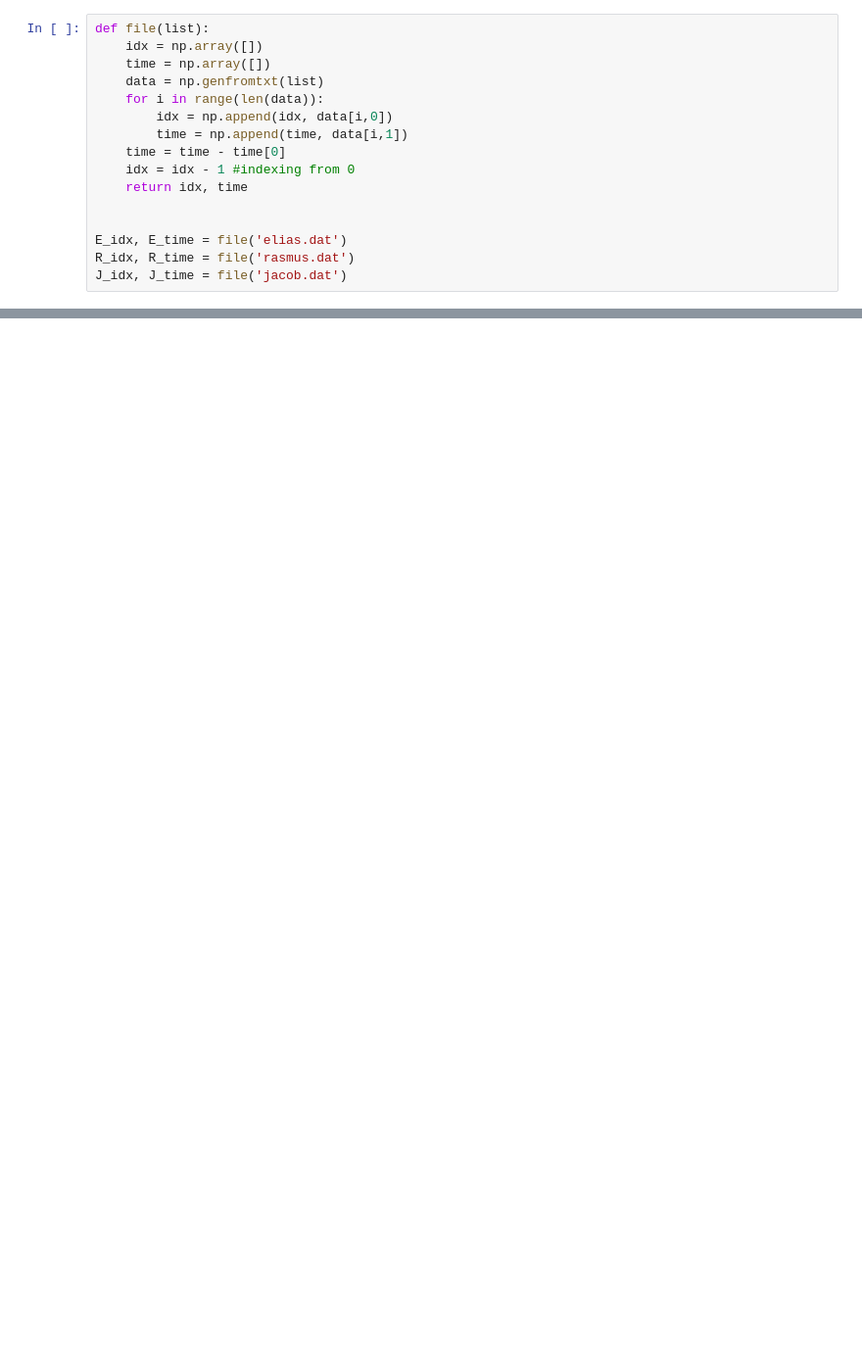
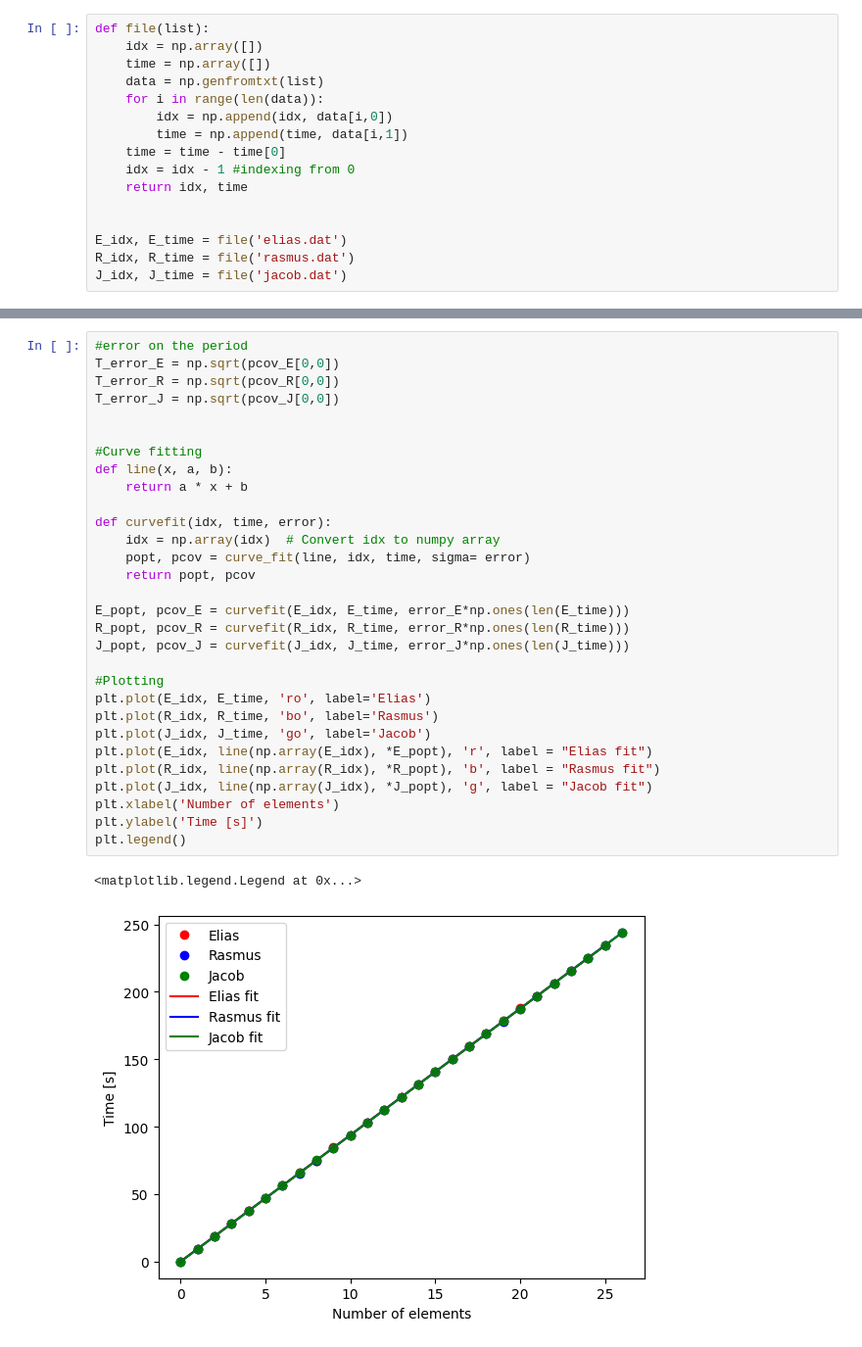
Before and after one commit to EliasBS/AppStat2024, a Jupyter notebook: Project/Pendulum/Data/DataBehandling.ipynb, the cells around one changed output, grey strips where cells are left out. Shown: that part at 98% size. Drawn from its saved outputs; the diff is of its cells as text; blank space fills up the shorter version.

```diff
--- a/Project/Pendulum/Data/DataBehandling.ipynb
+++ b/Project/Pendulum/Data/DataBehandling.ipynb
@@ -82,0 +105,33 @@ print(np.std(E_res), curvefit_residual(counts, center)[2])
+# %%
+#error on the period
+T_error_E = np.sqrt(pcov_E[0,0])
+T_error_R = np.sqrt(pcov_R[0,0])
+T_error_J = np.sqrt(pcov_J[0,0])
+
+
+#Curve fitting
+def line(x, a, b):
+    return a * x + b
+
+def curvefit(idx, time, error):
+    idx = np.array(idx)  # Convert idx to numpy array
+    popt, pcov = curve_fit(line, idx, time, sigma= error)
+    return popt, pcov
+
+E_popt, pcov_E = curvefit(E_idx, E_time, error_E*np.ones(len(E_time)))
+R_popt, pcov_R = curvefit(R_idx, R_time, error_R*np.ones(len(R_time)))
+J_popt, pcov_J = curvefit(J_idx, J_time, error_J*np.ones(len(J_time)))
+
+#Plotting
+plt.plot(E_idx, E_time, 'ro', label='Elias')
+plt.plot(R_idx, R_time, 'bo', label='Rasmus')
+plt.plot(J_idx, J_time, 'go', label='Jacob')
+plt.plot(E_idx, line(np.array(E_idx), *E_popt), 'r', label = "Elias fit")
+plt.plot(R_idx, line(np.array(R_idx), *R_popt), 'b', label = "Rasmus fit")
+plt.plot(J_idx, line(np.array(J_idx), *J_popt), 'g', label = "Jacob fit")
+plt.xlabel('Number of elements')
+plt.ylabel('Time [s]')
+plt.legend()
+# %% [output]
+<matplotlib.legend.Legend at 0x...>
+[figure, added]
```
Also changed, not shown: parts of 7 cells of this notebook.
